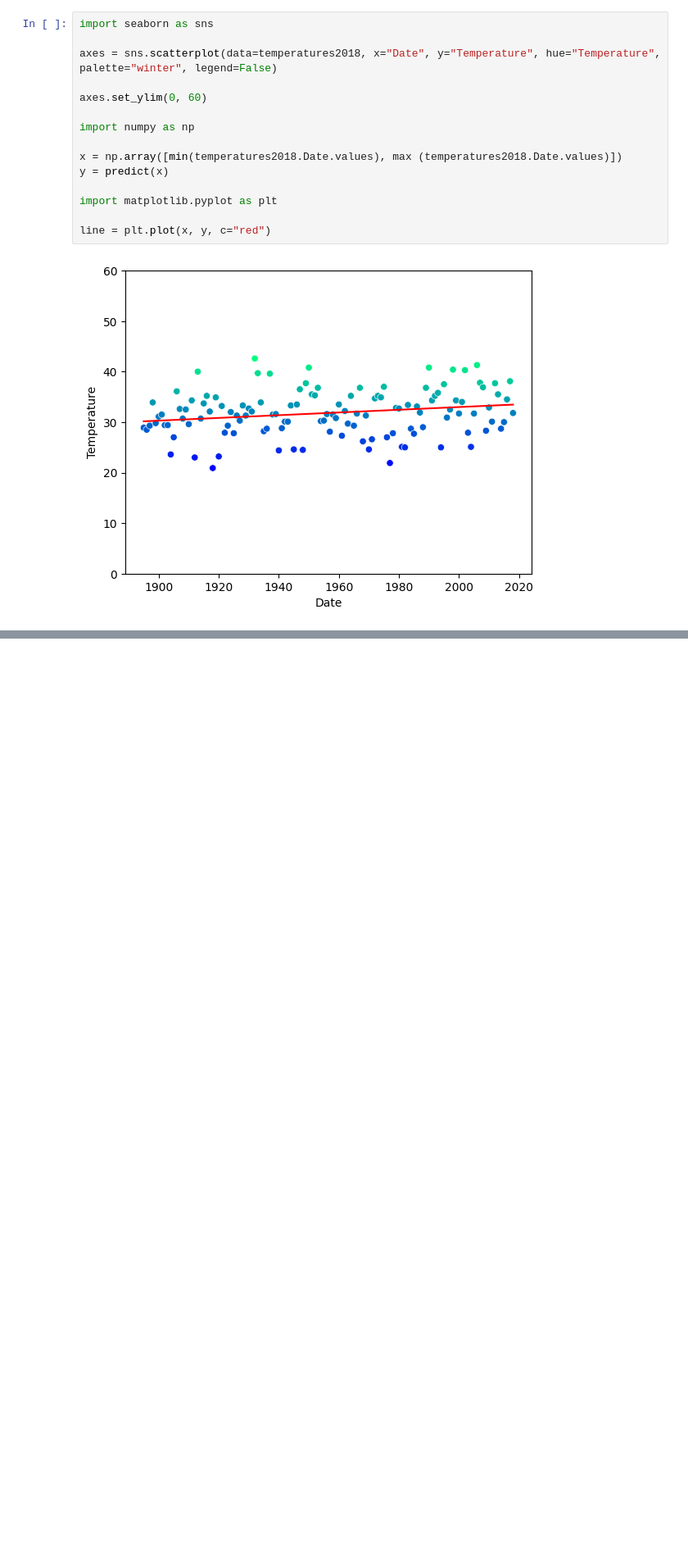
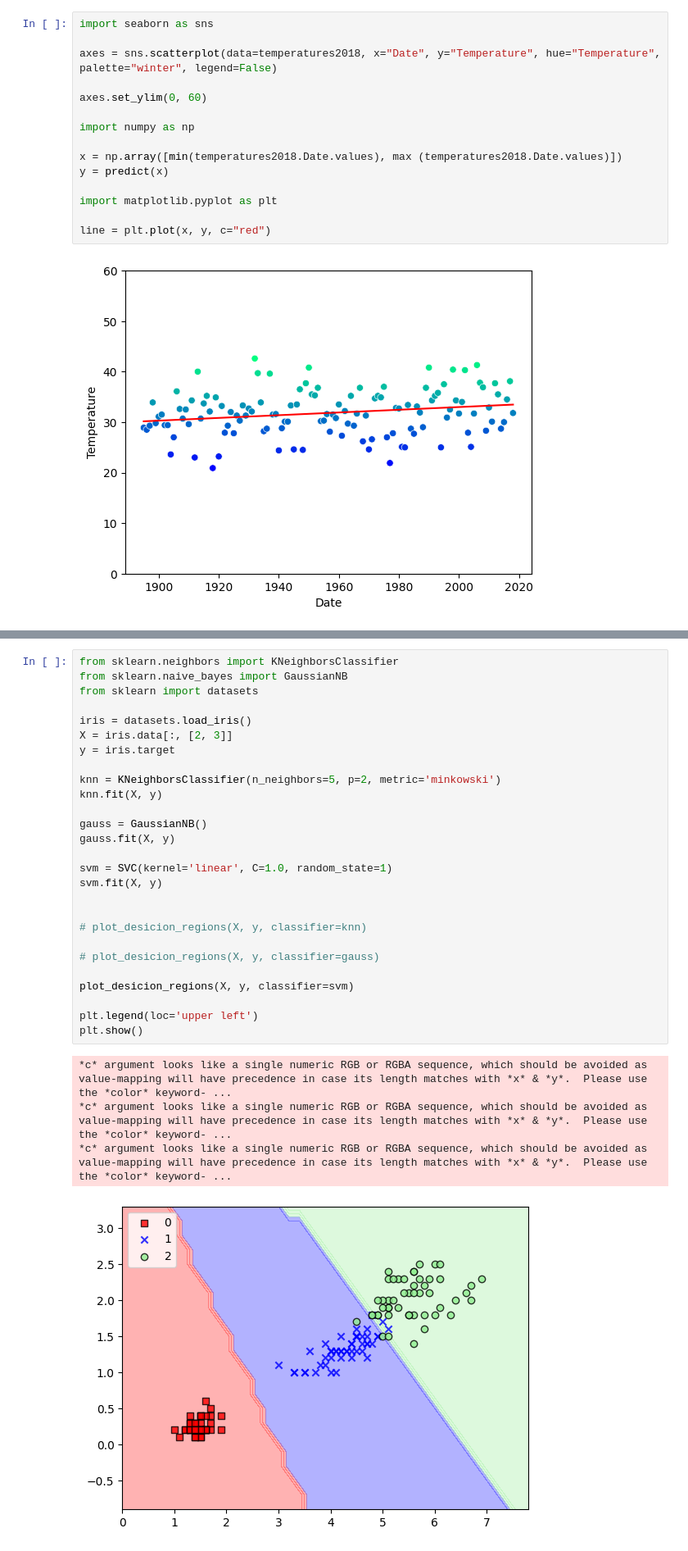
Before and after one commit to HoolyDuck/ml-labs, a Jupyter notebook: (14.03.2023) LAB-3/main.ipynb, the cells around one changed output, grey strips where cells are left out. Shown at 82% size. Saved outputs shown, nothing was run; the diff lists cells and outputs as text; blank space fills up the shorter version.

```diff
--- a/(14.03.2023) LAB-3/main.ipynb
+++ b/(14.03.2023) LAB-3/main.ipynb
@@ -95,0 +159,32 @@ line = plt.plot(x, y, c="red")
+# %%
+from sklearn.neighbors import KNeighborsClassifier
+from sklearn.naive_bayes import GaussianNB
+from sklearn import datasets
+
+iris = datasets.load_iris()
+X = iris.data[:, [2, 3]]
+y = iris.target
+
+knn = KNeighborsClassifier(n_neighbors=5, p=2, metric='minkowski')
+knn.fit(X, y)
+
+gauss = GaussianNB()
+gauss.fit(X, y)
+
+svm = SVC(kernel='linear', C=1.0, random_state=1)
+svm.fit(X, y)
+
+
+# plot_desicion_regions(X, y, classifier=knn)
+
+# plot_desicion_regions(X, y, classifier=gauss)
+
+plot_desicion_regions(X, y, classifier=svm)
+
+plt.legend(loc='upper left')
+plt.show()
+# %% [output]
+*c* argument looks like a single numeric RGB or RGBA sequence, which should be avoided as value-mapping will have precedence in case its length matches with *x* & *y*.  Please use the *color* keyword- ...
+*c* argument looks like a single numeric RGB or RGBA sequence, which should be avoided as value-mapping will have precedence in case its length matches with *x* & *y*.  Please use the *color* keyword- ...
+*c* argument looks like a single numeric RGB or RGBA sequence, which should be avoided as value-mapping will have precedence in case its length matches with *x* & *y*.  Please use the *color* keyword- ...
+[figure, added]
```
Also changed, not shown: parts of 4 cells of this notebook, 1 other file.
